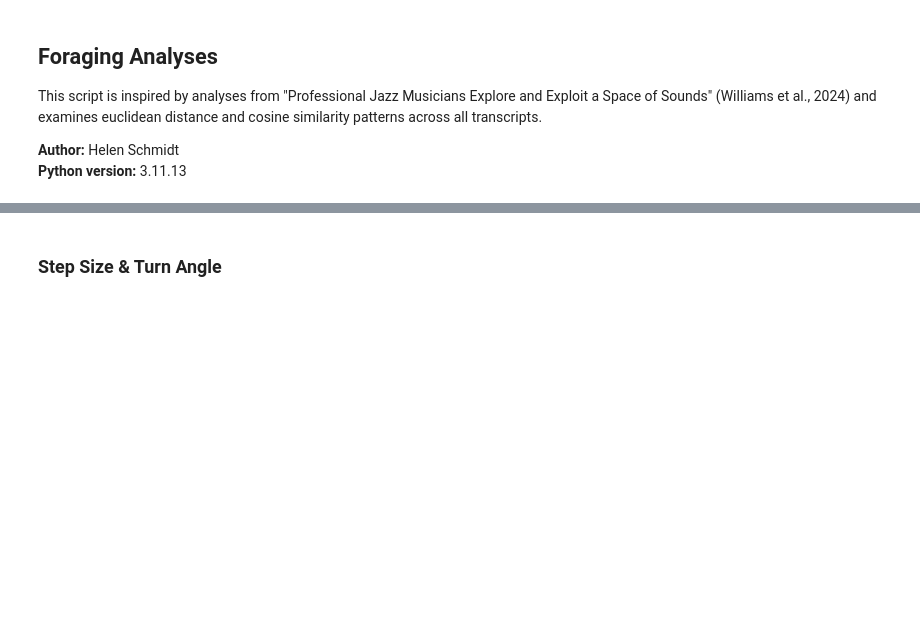
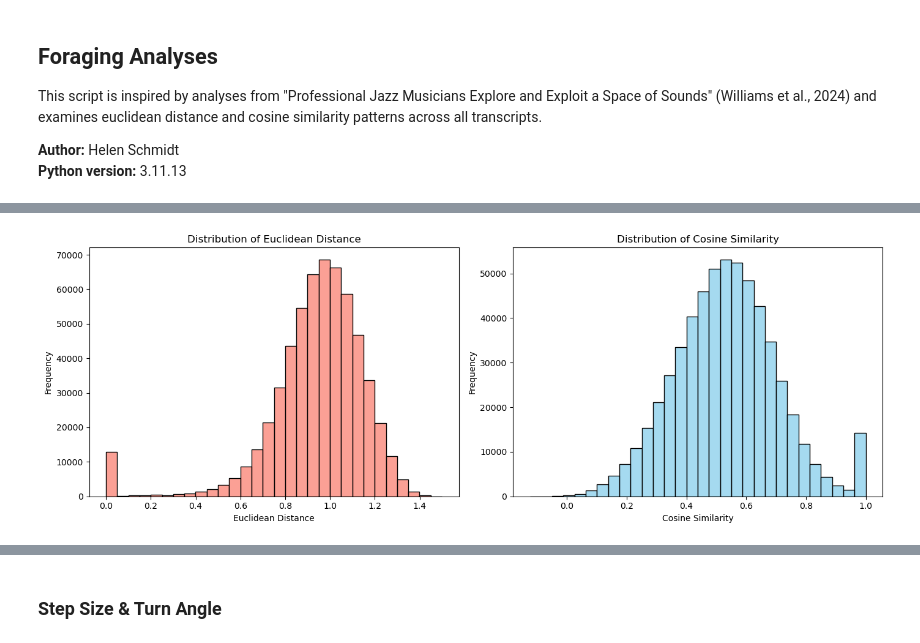
Before and after one commit to SocialInteractionLab/Candor, a Jupyter notebook: analysis-full/scripts/2-foraging-analyses.ipynb, the cells around one changed output, grey strips where cells are left out. Cells and saved outputs as stored; diff of their text form; code cells hidden in the pictures; blank space fills up the shorter version.

```diff
--- a/analysis-full/scripts/2-foraging-analyses.ipynb
+++ b/analysis-full/scripts/2-foraging-analyses.ipynb
@@ -21,0 +24,4 @@ output_dir = "/Users/helenschmidt/Library/CloudStorage/GoogleDrive-helenschmidt1
+# %%
+# load 60 second time-based windows
+df = pd.read_pickle(output_dir + '/full_sample_tile_60_sec_split_utterances.pkl')
+df.head()
@@ -21,0 +35,22 @@ output_dir = "/Users/helenschmidt/Library/CloudStorage/GoogleDrive-helenschmidt1
+# %%
+# plot distributions of cosine similarity and euclidean distances
+# create figure / axes
+fig, axes = plt.subplots(1, 2, figsize=(14, 5), sharey=False)
+
+# plot A - step length (euclidean distance)
+sns.histplot(df['euclidean_distance'], bins=30, kde=False, ax=axes[0], color='salmon')
+axes[0].set_title('Distribution of Euclidean Distance')
+axes[0].set_xlabel('Euclidean Distance')
+axes[0].set_ylabel('Frequency')
+
+# plot B - turn angles (cosine similarity)
+sns.histplot(df['cosine_similarity'], bins=30, kde=False, ax=axes[1], color='skyblue')
+axes[1].set_title('Distribution of Cosine Similarity')
+axes[1].set_xlabel('Cosine Similarity')
+axes[1].set_ylabel('Frequency')
+
+# plot
+plt.tight_layout()
+plt.show()
+# %% [output]
+[figure, added]
```
Also changed, not shown: parts of 28 cells of this notebook, 3 other files.
